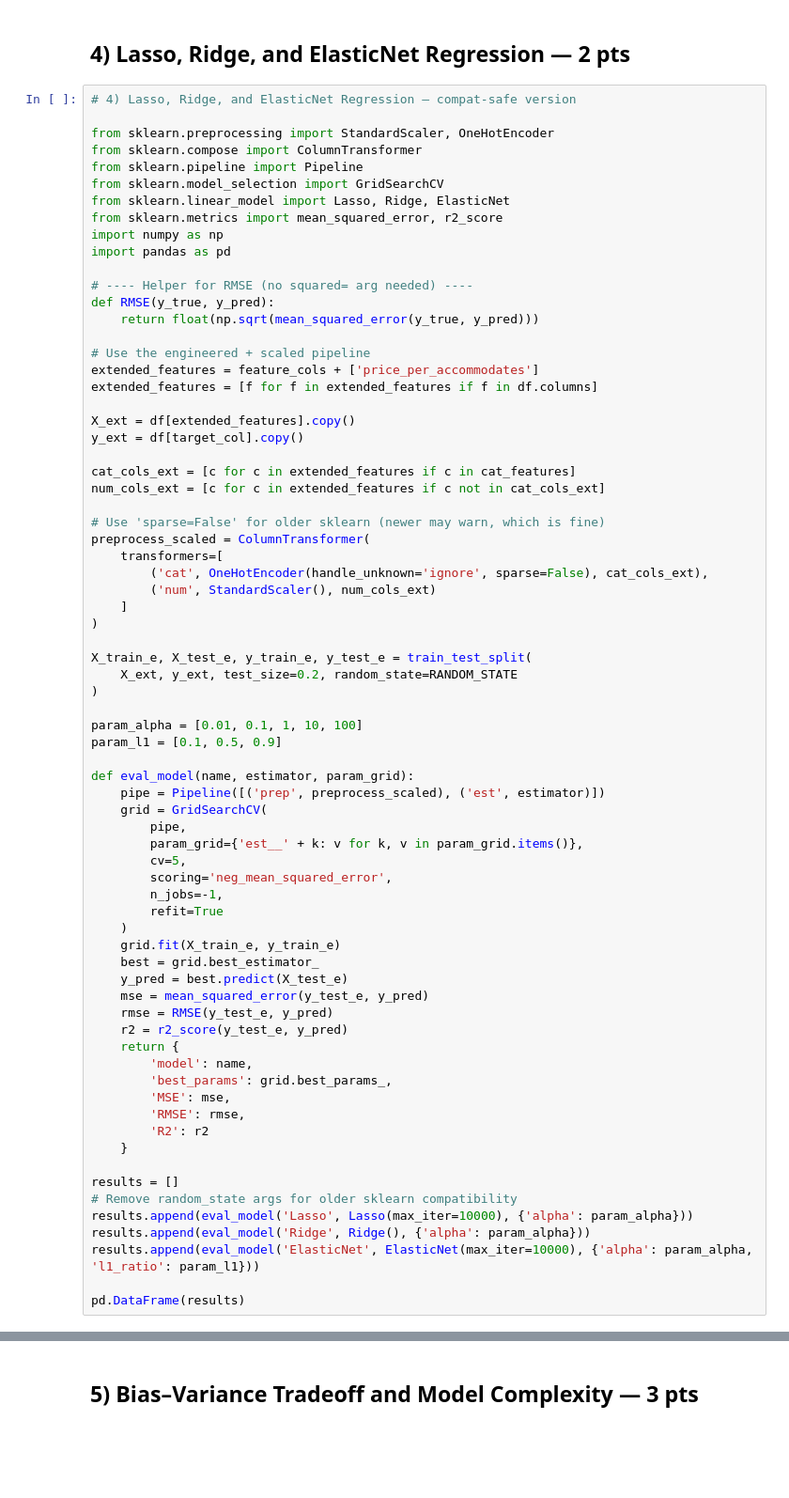
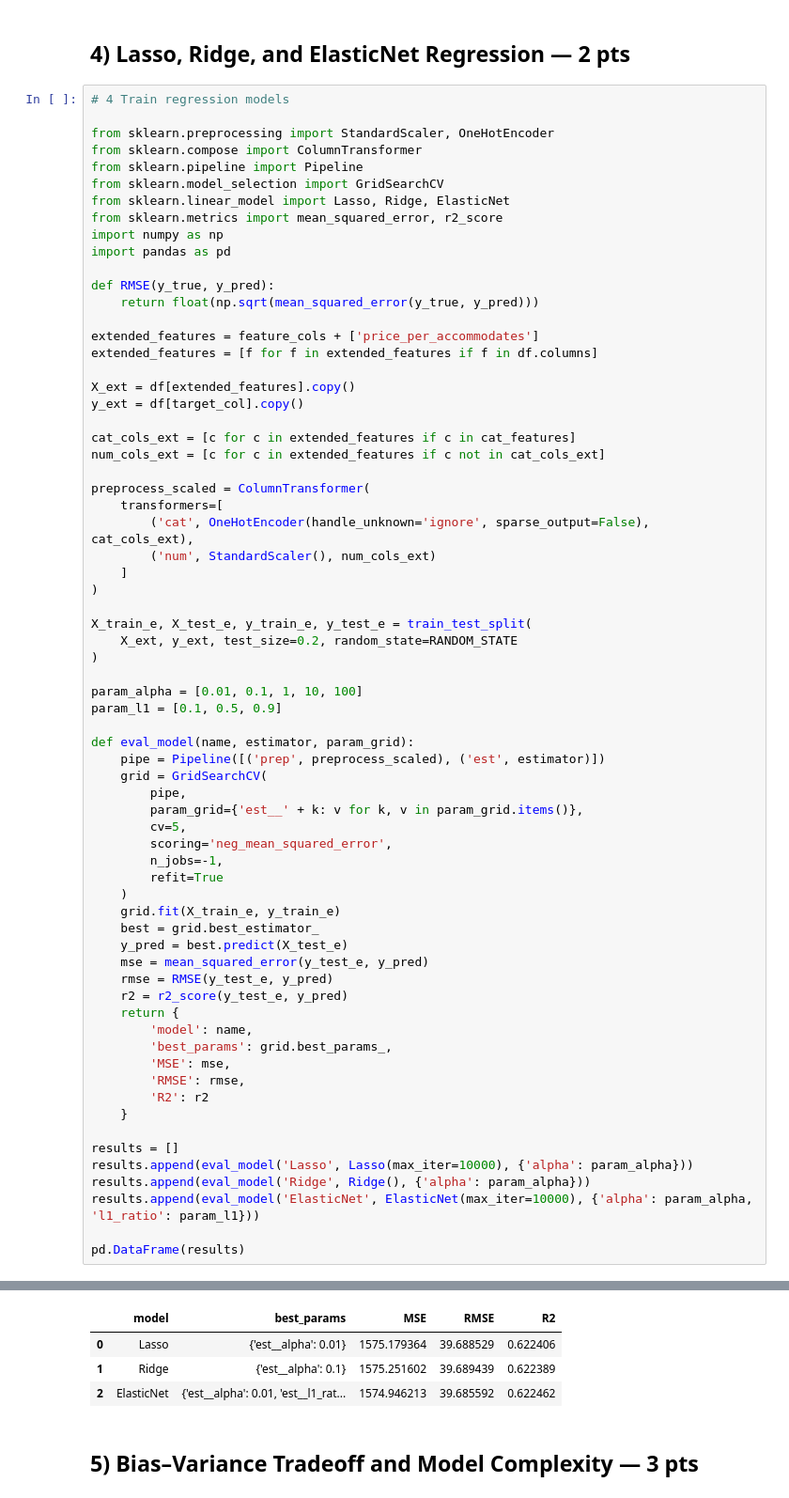
Before and after one commit to jayptz/Leetcode, a Jupyter notebook: ML/CP322_A1_template.ipynb, the cells around one changed output, grey strips where cells are left out. Shown at 94% size. Cells and saved outputs as stored; diff of their text form; blank space fills up the shorter version.

```diff
--- a/ML/CP322_A1_template.ipynb
+++ b/ML/CP322_A1_template.ipynb
@@ -240,7 +240,7 @@ Baseline Linear Regression — MSE: 2233.97, RMSE: 47.26, R2: 0.4645
 # %% [markdown]
 ## 4) Lasso, Ridge, and ElasticNet Regression — 2 pts
 # %%
-# 4) Lasso, Ridge, and ElasticNet Regression — compat-safe version
+# 4 Train regression models
 
 from sklearn.preprocessing import StandardScaler, OneHotEncoder
 from sklearn.compose import ColumnTransformer
@@ -251,11 +251,9 @@ from sklearn.metrics import mean_squared_error, r2_score
 import numpy as np
 import pandas as pd
 
-# ---- Helper for RMSE (no squared= arg needed) ----
 def RMSE(y_true, y_pred):
     return float(np.sqrt(mean_squared_error(y_true, y_pred)))
 
-# Use the engineered + scaled pipeline
 extended_features = feature_cols + ['price_per_accommodates']
 extended_features = [f for f in extended_features if f in df.columns]
 
@@ -265,10 +263,9 @@ y_ext = df[target_col].copy()
 cat_cols_ext = [c for c in extended_features if c in cat_features]
 num_cols_ext = [c for c in extended_features if c not in cat_cols_ext]
 
-# Use 'sparse=False' for older sklearn (newer may warn, which is fine)
 preprocess_scaled = ColumnTransformer(
     transformers=[
-        ('cat', OneHotEncoder(handle_unknown='ignore', sparse=False), cat_cols_ext),
+        ('cat', OneHotEncoder(handle_unknown='ignore', sparse_output=False), cat_cols_ext),
         ('num', StandardScaler(), num_cols_ext)
     ]
 )
@@ -305,7 +302,6 @@ def eval_model(name, estimator, param_grid):
     }
 
 results = []
-# Remove random_state args for older sklearn compatibility
 results.append(eval_model('Lasso', Lasso(max_iter=10000), {'alpha': param_alpha}))
 results.append(eval_model('Ridge', Ridge(), {'alpha': param_alpha}))
 results.append(eval_model('ElasticNet', ElasticNet(max_iter=10000), {'alpha': param_alpha, 'l1_ratio': param_l1}))
@@ -316,3 +311,7 @@ TypeError: got an unexpected keyword argument 'squared'
+|  | model | best_params | MSE | RMSE | R2 |
+| 0 | Lasso | {'est__alpha': 0.01} | 1575.179364 | 39.688529 | 0.622406 |
+| 1 | Ridge | {'est__alpha': 0.1} | 1575.251602 | 39.689439 | 0.622389 |
+| 2 | ElasticNet | {'est__alpha': 0.01, 'est__l1_rat... | 1574.946213 | 39.685592 | 0.622462 |
 # %% [markdown]
 ## 5) Bias–Variance Tradeoff and Model Complexity — 3 pts
 # %%
```
Also changed, not shown: parts of 11 cells of this notebook, 16 other files.
